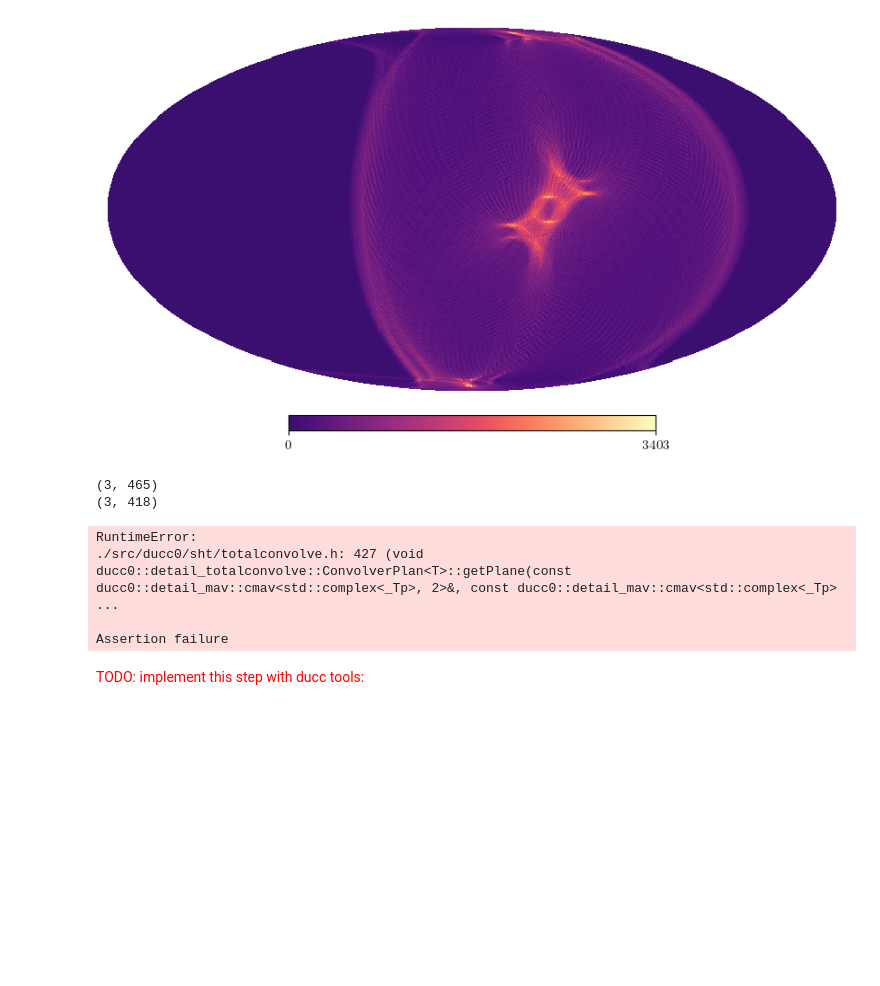
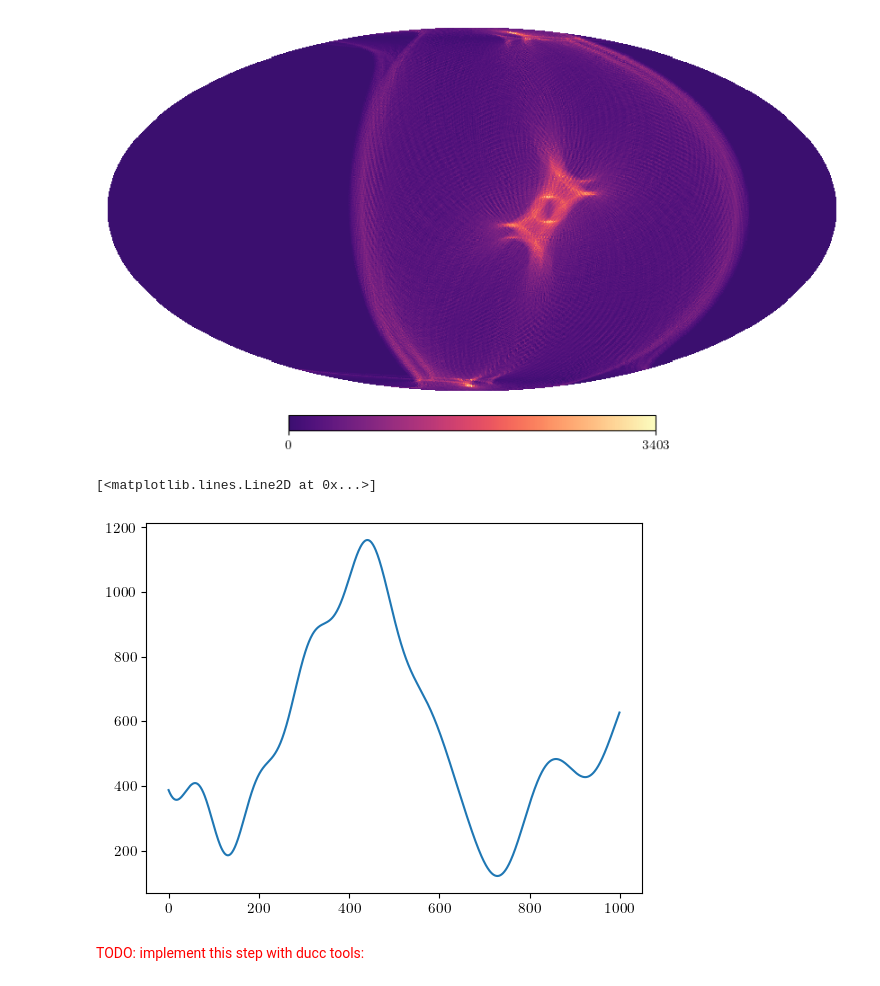
Before and after one commit to martamonelli/CMB-Inflate_WP4, a Jupyter notebook: ducc-based.ipynb, the cells around one changed output. Cells and saved outputs as stored; diff of their text form; code cells hidden in the pictures; blank space fills up the shorter version.

```diff
--- a/ducc-based.ipynb
+++ b/ducc-based.ipynb
@@ -170,5 +170,4 @@ def Blm_gauss_new(fwhm, lmax, pol=False):
 # %%
 np.random.seed(10)
 rng = np.random.default_rng(np.random.SeedSequence(42))
-lmax = 30
 kmax = 18
@@ -179,7 +176,7 @@ fwhm_arcmin = 5.
 fwhm_rad = np.radians(fwhm_arcmin/60)
 
 # completely random beam
-blm = make_full_random_alm(lmax, kmax, rng)
+blm = make_full_random_alm(lmax, lmax, rng)
 blm = blm[:3]
 
 # ... or use a Gauss beam
@@ -264,12 +255,9 @@ plt.show()
 # %%
 rotated_pointings[np.where(rotated_pointings[:,1]<0),1] += 2*np.pi
 rotated_pointings[np.where(rotated_pointings[:,2]<0),2] += 2*np.pi
-# %%
-print(np.shape(slm))
-print(np.shape(blm))
-# %% [output]
-(3, 465)
-(3, 418)
+# %%
+f_hwp = 1. #Hz
+hwp_angles = np.arange(nsamp)/fsamp*f_hwp*2*np.pi # alpha
 # %%
 mueller = np.diag([1,1,1,1])
 
@@ -285,11 +273,11 @@ fullconv = mueller_convolver.MuellerConvolver(
     nthreads=1,
 )
 signal_muellerconvolver = fullconv.signal(ptg=rotated_pointings[:500000], alpha=hwp_angles[:500000])
-# %% [output]
-RuntimeError:
-./src/ducc0/sht/totalconvolve.h: 427 (void ducc0::detail_totalconvolve::ConvolverPlan<T>::getPlane(const ducc0::detail_mav::cmav<std::complex<_Tp>, 2>&, const ducc0::detail_mav::cmav<std::complex<_Tp> ...
-
-Assertion failure
+# %%
+plt.plot(signal_muellerconvolver[:1000])
+# %% [output]
+[<matplotlib.lines.Line2D at 0x...>]
+[figure, added]
 # %% [markdown]
 <p style="color:Red;">TODO: implement this step with ducc tools:</p>
 # %% [raw]
```
Also changed, not shown: parts of 2 cells of this notebook, 2 other files.
